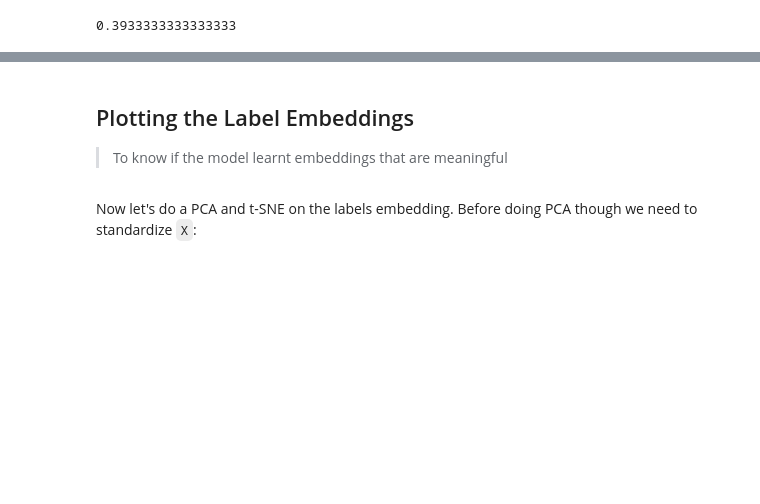
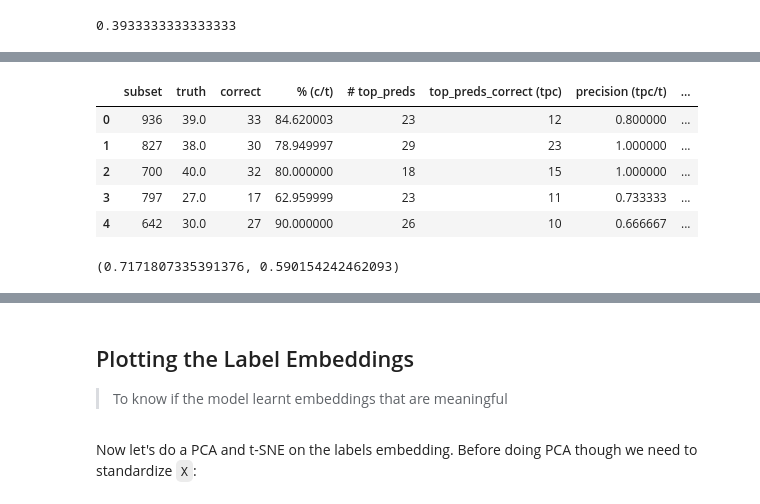
Before and after one commit to debjyotiSRoy/xcube, a Jupyter notebook: nbs/18_tutorial.train_mimic3.ipynb, the cells around one changed output, grey strips where cells are left out. Cells and saved outputs as stored; diff of their text form; code cells hidden in the pictures; blank space fills up the shorter version.

```diff
--- a/nbs/18_tutorial.train_mimic3.ipynb
+++ b/nbs/18_tutorial.train_mimic3.ipynb
@@ -1592,0 +1730,13 @@ precision_at_k(preds+preds_r, targs, k=15)
+# %%
+df.head()
+# %% [output]
+|  | subset | truth | correct | % (c/t) | # top_preds | top_preds_correct (tpc) | precision (tpc/t) | ... |
+| 0 | 936 | 39.0 | 33 | 84.620003 | 23 | 12 | 0.800000 | ... |
+| 1 | 827 | 38.0 | 30 | 78.949997 | 29 | 23 | 1.000000 | ... |
+| 2 | 700 | 40.0 | 32 | 80.000000 | 18 | 15 | 1.000000 | ... |
+| 3 | 797 | 27.0 | 17 | 62.959999 | 23 | 11 | 0.733333 | ... |
+| 4 | 642 | 30.0 | 27 | 90.000000 | 26 | 10 | 0.666667 | ... |
+# %%
+df.loc[:, 'precision (tpc/t)'].mean(), df['prec'].mean()
+# %% [output]
+(0.7171807335391376, 0.590154242462093)
```
Also changed, not shown: parts of 65 cells of this notebook, 3 other files.
